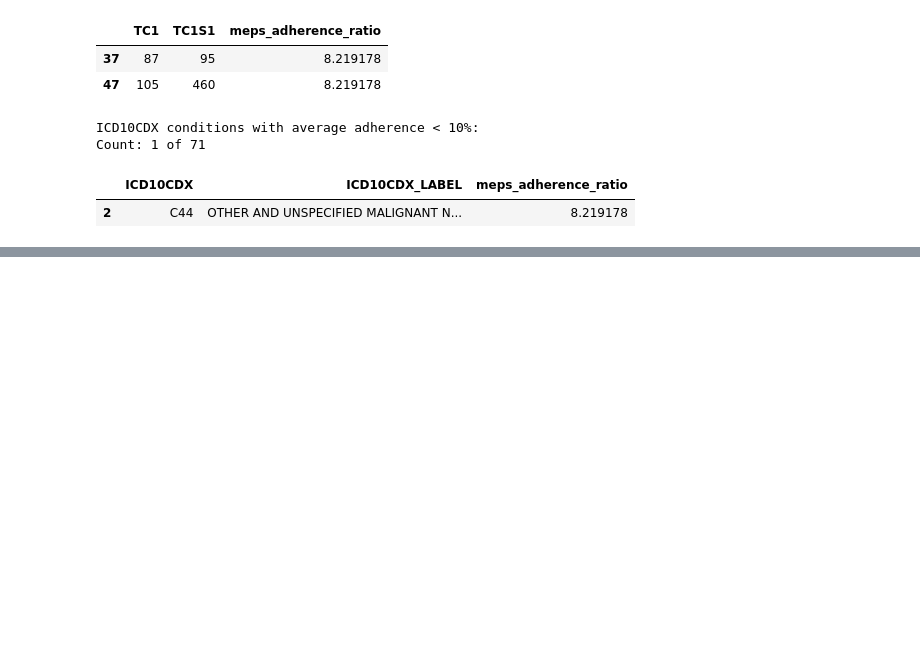
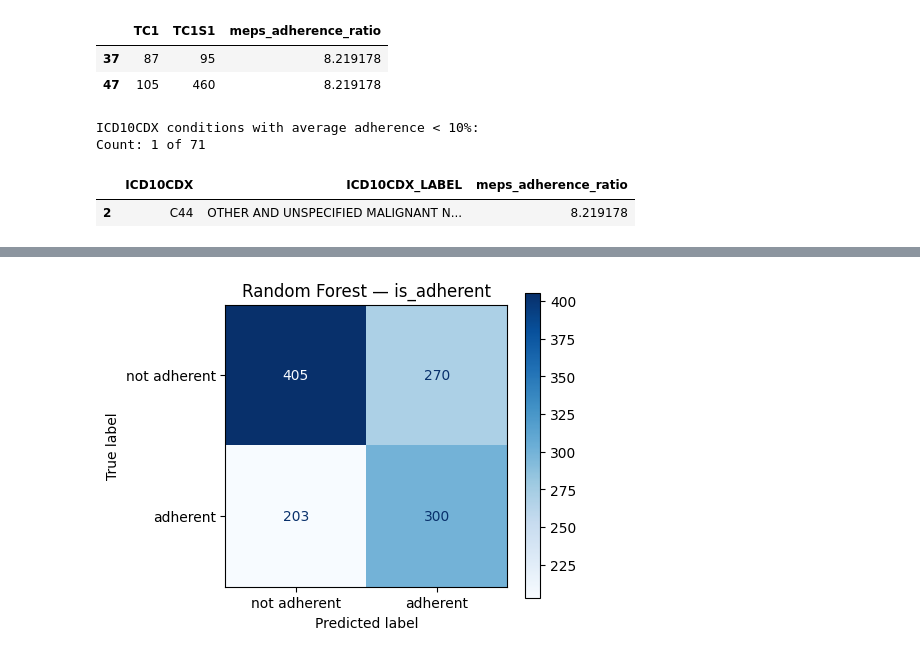
Before and after one commit to FrianaEngineer/Medical-Adherence, a Jupyter notebook: Notebooks/MEPS/2023_clean.ipynb, the cells around one changed output, grey strips where cells are left out. Saved outputs shown, nothing was run; the diff lists cells and outputs as text; code cells hidden in the pictures; blank space fills up the shorter version.

```diff
--- a/Notebooks/MEPS/2023_clean.ipynb
+++ b/Notebooks/MEPS/2023_clean.ipynb
@@ -1230,7 +1419,7 @@ is_chronic_x
 0     5244
 Name: count, dtype: int64
 # %%
-new_grouped_merge_df = new_grouped_merge_df[new_grouped_merge_df["is_chronic_x"]==1]
+new_grouped_merge_df = new_grouped_merge_df[new_grouped_merge_df["is_chronic"]==1]
 new_grouped_merge_df.head()
 # %% [output]
 |  | DUPERSID | RXDAYSUP | RXXP23X | RXSF23X | RXNAME | RXNDC | RXBEGYRX | TC1 | TC1S1 | ICD10CDX | ... |
@@ -1358,0 +1577,8 @@ Top 20 least adherent conditions with drug name:
+# %%
+delay_df = demo_df[["DUPERSID", "DLAYPM42", "DLAYCA42"]].drop_duplicates("DUPERSID")
+new_grouped_merge_df = new_grouped_merge_df.drop(
+    columns=["DLAYPM42", "DLAYCA42"], errors="ignore"
+).merge(delay_df, on="DUPERSID", how="left")
+
+model_df = new_grouped_merge_df[['DUPERSID','RXNAME','ICD10CDX','ICD10CDX_LABEL','AGE23X','SEX','INSCOV23',
+ 'POVCAT23','FAMINC23','RACEV2X','DLAYPM42','DLAYCA42','meps_adherence_ratio']]
@@ -1358,0 +1594,9 @@ Top 20 least adherent conditions with drug name:
+# %%
+model_df['is_adherent'] = np.where(model_df['meps_adherence_ratio'] >= 60, 1, 0)
+
+neg_mask = model_df.select_dtypes(include="number").lt(0).any(axis=1)
+n_dropped = int(neg_mask.sum())
+model_df = model_df.loc[~neg_mask].copy()
+print(f"Dropped RXNDC earlier; dropped {n_dropped} rows with negatives; remaining {len(model_df)}")
+
+model_df.head()
@@ -1358,0 +2199,62 @@ Top 20 least adherent conditions with drug name:
+# %%
+from sklearn.model_selection import ParameterGrid, StratifiedKFold
+from sklearn.metrics import f1_score
+import time
+
+param_list = list(ParameterGrid(PARAM_GRID))
+n_combos = len(param_list)
+cv = StratifiedKFold(n_splits=CV_FOLDS, shuffle=True, random_state=RANDOM_STATE)
+
+print(f"Starting grid search: {n_combos} param combos x {CV_FOLDS} folds = {n_combos * CV_FOLDS} fits\n")
+
+best_score = -np.inf
+best_params = None
+results = []
+t0 = time.perf_counter()
+
+for i, params in enumerate(param_list, start=1):
+    fold_scores = []
+    for fold_i, (train_idx, val_idx) in enumerate(cv.split(X_train, y_train), start=1):
+        rf = RandomForestClassifier(random_state=RANDOM_STATE, n_jobs=-1, **params)
+        rf.fit(X_train.iloc[train_idx], y_train.iloc[train_idx])
+        pred = rf.predict(X_train.iloc[val_idx])
+        fold_scores.append(f1_score(y_train.iloc[val_idx], pred))
+
+    mean_score = float(np.mean(fold_scores))
+    results.append({**params, "mean_f1": mean_score})
+
+    if mean_score > best_score:
+        best_score = mean_score
+        best_params = params
+
+    elapsed = time.perf_counter() - t0
+    avg_per_combo = elapsed / i
+    remaining = avg_per_combo * (n_combos - i)
+    print(
+        f"[{i}/{n_combos}] mean_f1={mean_score:.4f} | "
+        f"elapsed={elapsed/60:.1f}m | ETA={remaining/60:.1f}m | "
+        f"best_f1={best_score:.4f}"
+    )
+
+print(f"\nDone in {(time.perf_counter() - t0)/60:.1f} minutes")
+print("Best params:", best_params)
+print(f"Best CV f1: {best_score:.4f}")
+
+# Refit best model on full training set, evaluate on holdout test
+best_rf = RandomForestClassifier(random_state=RANDOM_STATE, n_jobs=-1, **best_params)
+best_rf.fit(X_train, y_train)
+y_pred = best_rf.predict(X_test)
+
+print("\nClassification report (test set):")
+print(classification_report(y_test, y_pred, digits=3))
+
+cm = confusion_matrix(y_test, y_pred)
+print("Confusion matrix (test set):")
+print(cm)
+
+fig, ax = plt.subplots(figsize=(5, 4))
+ConfusionMatrixDisplay(confusion_matrix=cm, display_labels=["not adherent", "adherent"]).plot(ax=ax, cmap="Blues")
+ax.set_title("Random Forest — is_adherent")
+plt.tight_layout()
+plt.show()
+# %% [output]
@@ -1358,0 +2278 @@ Top 20 least adherent conditions with drug name:
+[figure, added]
```
Also changed, not shown: parts of 45 cells of this notebook.
